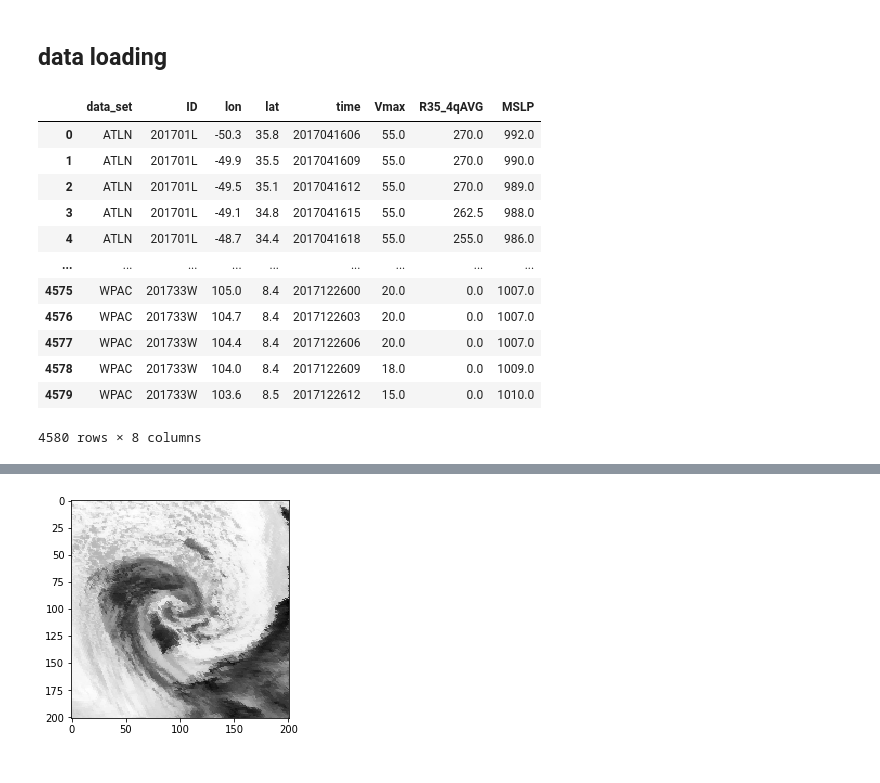
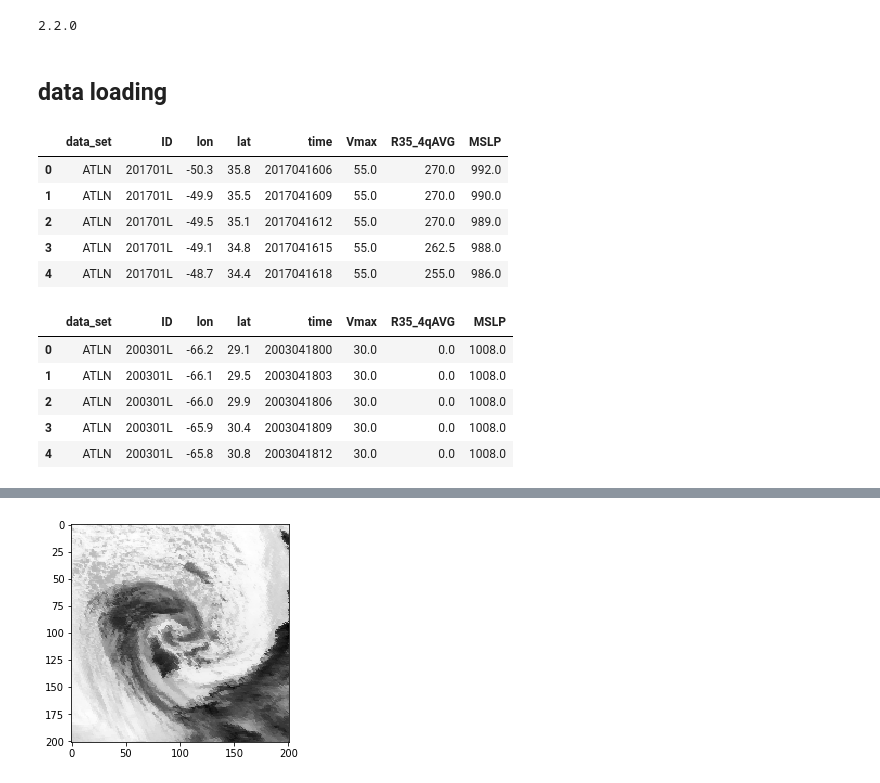
Before and after one commit to Ikaroshu/DeHurricane, a Jupyter notebook: data_explore.ipynb, the cells around one changed output, grey strips where cells are left out. Saved outputs shown, nothing was run; the diff lists cells and outputs as text; code cells hidden in the pictures.

```diff
--- a/data_explore.ipynb
+++ b/data_explore.ipynb
@@ -5,6 +5,9 @@ import h5py
 import matplotlib.pyplot as plt
 import tensorflow as tf
 from tensorflow import keras
+print(tf.__version__)
+# %% [output]
+2.2.0
 # %% [markdown]
 ## data loading
 # %%
@@ -15,16 +18,9 @@ with h5py.File(data_path, 'r') as hf:
 # %%
-data_info
+data_info.head()
 # %% [output]
 |  | data_set | ID | lon | lat | time | Vmax | R35_4qAVG | MSLP |
 | 0 | ATLN | 201701L | -50.3 | 35.8 | 2017041606 | 55.0 | 270.0 | 992.0 |
 | 1 | ATLN | 201701L | -49.9 | 35.5 | 2017041609 | 55.0 | 270.0 | 990.0 |
 | 2 | ATLN | 201701L | -49.5 | 35.1 | 2017041612 | 55.0 | 270.0 | 989.0 |
 | 3 | ATLN | 201701L | -49.1 | 34.8 | 2017041615 | 55.0 | 262.5 | 988.0 |
 | 4 | ATLN | 201701L | -48.7 | 34.4 | 2017041618 | 55.0 | 255.0 | 986.0 |
-| ... | ... | ... | ... | ... | ... | ... | ... | ... |
-| 4575 | WPAC | 201733W | 105.0 | 8.4 | 2017122600 | 20.0 | 0.0 | 1007.0 |
-| 4576 | WPAC | 201733W | 104.7 | 8.4 | 2017122603 | 20.0 | 0.0 | 1007.0 |
-| 4577 | WPAC | 201733W | 104.4 | 8.4 | 2017122606 | 20.0 | 0.0 | 1007.0 |
-| 4578 | WPAC | 201733W | 104.0 | 8.4 | 2017122609 | 18.0 | 0.0 | 1009.0 |
-| 4579 | WPAC | 201733W | 103.6 | 8.5 | 2017122612 | 15.0 | 0.0 | 1010.0 |
-4580 rows × 8 columns
@@ -30,0 +30,9 @@ data_info
+# %%
+data_info_1.head()
+# %% [output]
+|  | data_set | ID | lon | lat | time | Vmax | R35_4qAVG | MSLP |
+| 0 | ATLN | 200301L | -66.2 | 29.1 | 2003041800 | 30.0 | 0.0 | 1008.0 |
+| 1 | ATLN | 200301L | -66.1 | 29.5 | 2003041803 | 30.0 | 0.0 | 1008.0 |
+| 2 | ATLN | 200301L | -66.0 | 29.9 | 2003041806 | 30.0 | 0.0 | 1008.0 |
+| 3 | ATLN | 200301L | -65.9 | 30.4 | 2003041809 | 30.0 | 0.0 | 1008.0 |
+| 4 | ATLN | 200301L | -65.8 | 30.8 | 2003041812 | 30.0 | 0.0 | 1008.0 |
```
Also changed, not shown: parts of 28 cells of this notebook, 1 other file.
